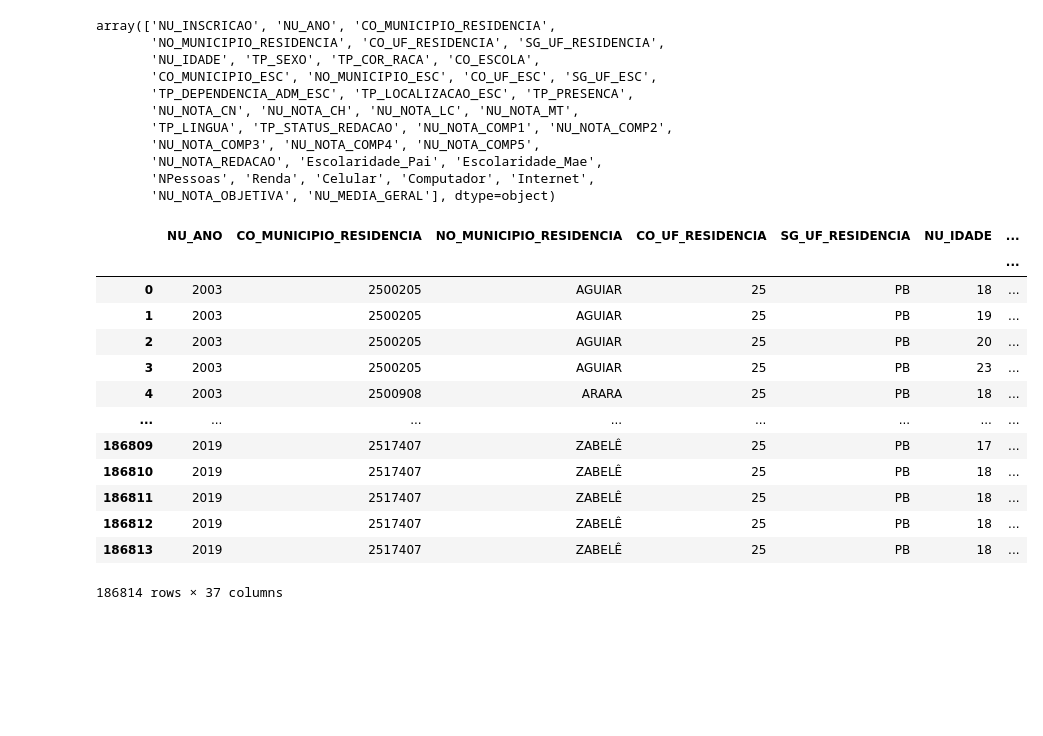
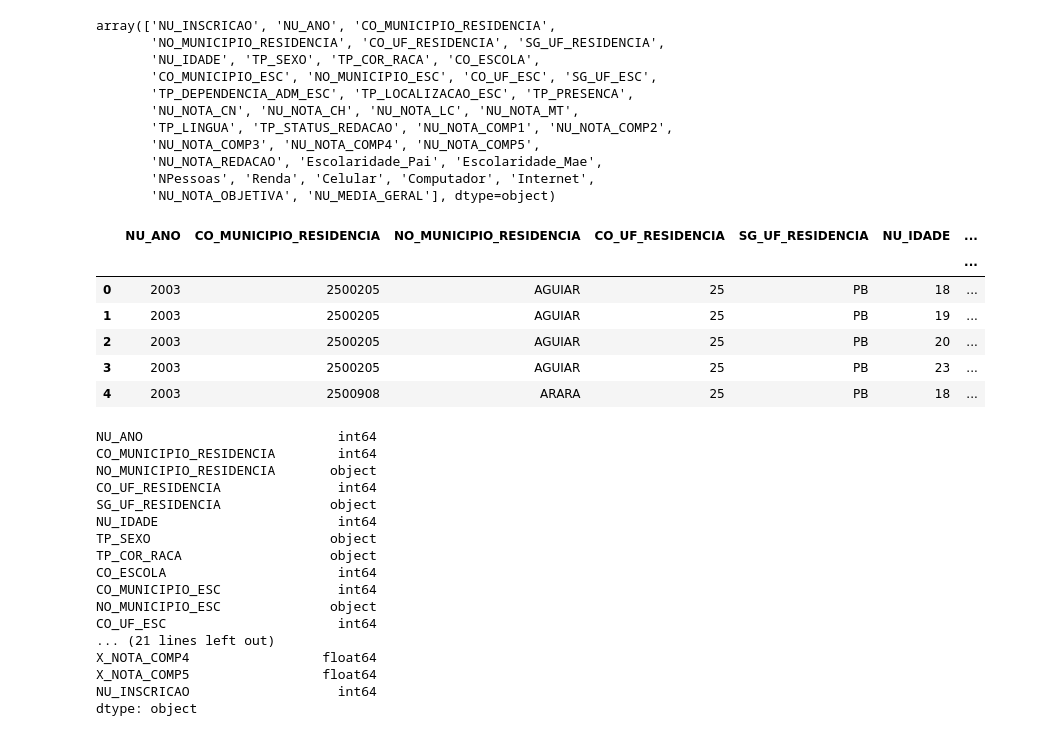
Before and after one commit to mariaeco/ICD_project_Maria, a Jupyter notebook: ProjetoICD_Limpeza_e_Organizacao_Dados.ipynb, the cells around one changed output. Saved outputs shown, nothing was run; the diff lists cells and outputs as text; code cells hidden in the pictures; blank space fills up the shorter version.

```diff
--- a/ProjetoICD_Limpeza_e_Organizacao_Dados.ipynb
+++ b/ProjetoICD_Limpeza_e_Organizacao_Dados.ipynb
@@ -2835,6 +2835,7 @@ resultado.NU_NOTA_COMP4 = pd.to_numeric(resultado.NU_NOTA_COMP4, errors='coerce'
 resultado.NU_NOTA_COMP5 = pd.to_numeric(resultado.NU_NOTA_COMP5, errors='coerce')
 resultado.NU_NOTA_OBJETIVA = pd.to_numeric(resultado.NU_NOTA_OBJETIVA, errors='coerce')
 resultado.NU_NOTA_REDACAO = pd.to_numeric(resultado.NU_NOTA_REDACAO, errors='coerce')
+resultado.NU_MEDIA_GERAL  = pd.to_numeric(resultado.NU_MEDIA_GERAL, errors='coerce')
 resultado.NPessoas = pd.to_numeric(resultado.NPessoas, errors='coerce')
 resultado.Celular = pd.to_numeric(resultado.Celular, errors='coerce')
 resultado.Computador = pd.to_numeric(resultado.Computador, errors='coerce')
@@ -3092,7 +3093,7 @@ ENEM_POR_ESCOLA_PB['X_NOTA_COMP4'] = ENEM_POR_ESCOLA_PB['NU_NOTA_COMP4']['mean']
 ENEM_POR_ESCOLA_PB['X_NOTA_COMP5'] = ENEM_POR_ESCOLA_PB['NU_NOTA_COMP5']['mean']
 ENEM_POR_ESCOLA_PB['N_INSC'] = countInsc['sum']
 
-ENEM_POR_ESCOLA_PB.drop(columns=['NU_NOTA_OBJETIVA','NU_NOTA_REDACAO','NU_NOTA_CN', 'NU_NOTA_CH', 'NU_NOTA_LC', 'NU_NOTA_MT',
+ENEM_POR_ESCOLA_PB.drop(columns=['NU_MEDIA_GERAL','NU_NOTA_OBJETIVA','NU_NOTA_REDACAO','NU_NOTA_CN', 'NU_NOTA_CH', 'NU_NOTA_LC', 'NU_NOTA_MT',
           'NU_NOTA_COMP1', 'NU_NOTA_COMP2','NU_NOTA_COMP3','NU_NOTA_COMP4', 'NU_NOTA_COMP5'], inplace=True)
 
 ENEM_POR_ESCOLA_PB.rename(columns={"X_NOTA_REDACAO": "NU_NOTA_REDACAO","X_MEDIA_GERAL": "NU_MEDIA_GERAL",
@@ -3105,19 +3106,32 @@ ENEM_POR_ESCOLA_PB.rename(columns={"X_NOTA_REDACAO": "NU_NOTA_REDACAO","X_MEDIA_
 # %%
 ENEM_POR_ESCOLA_PB.to_csv('/content/drive/MyDrive/Colab Notebooks/DadosEnem/ENEM_POR_ESCOLA_PB_1998-2019.csv', index=False)
 # %%
-ENEM_POR_ESCOLA_PB
+ENEM_POR_ESCOLA_PB.head()
 # %% [output]
 |  | NU_ANO | CO_MUNICIPIO_RESIDENCIA | NO_MUNICIPIO_RESIDENCIA | CO_UF_RESIDENCIA | SG_UF_RESIDENCIA | NU_IDADE | ... |
 |  |  |  |  |  |  |  | ... |
 | 0 | 2003 | 2500205 | AGUIAR | 25 | PB | 18 | ... |
 | 1 | 2003 | 2500205 | AGUIAR | 25 | PB | 19 | ... |
 | 2 | 2003 | 2500205 | AGUIAR | 25 | PB | 20 | ... |
 | 3 | 2003 | 2500205 | AGUIAR | 25 | PB | 23 | ... |
 | 4 | 2003 | 2500908 | ARARA | 25 | PB | 18 | ... |
-| ... | ... | ... | ... | ... | ... | ... | ... |
-| 186809 | 2019 | 2517407 | ZABELÊ | 25 | PB | 17 | ... |
-| 186810 | 2019 | 2517407 | ZABELÊ | 25 | PB | 18 | ... |
-| 186811 | 2019 | 2517407 | ZABELÊ | 25 | PB | 18 | ... |
-| 186812 | 2019 | 2517407 | ZABELÊ | 25 | PB | 18 | ... |
-| 186813 | 2019 | 2517407 | ZABELÊ | 25 | PB | 18 | ... |
-186814 rows × 37 columns
+# %%
+ENEM_POR_ESCOLA_PB.dtypes
+# %% [output]
+NU_ANO                         int64
+CO_MUNICIPIO_RESIDENCIA        int64
+NO_MUNICIPIO_RESIDENCIA       object
+CO_UF_RESIDENCIA               int64
+SG_UF_RESIDENCIA              object
+NU_IDADE                       int64
+TP_SEXO                       object
+TP_COR_RACA                   object
+CO_ESCOLA                      int64
+CO_MUNICIPIO_ESC               int64
+NO_MUNICIPIO_ESC              object
+CO_UF_ESC                      int64
+... (21 lines left out)
+X_NOTA_COMP4                 float64
+X_NOTA_COMP5                 float64
+NU_INSCRICAO                   int64
+dtype: object
```
Also changed, not shown: parts of 2 cells of this notebook.
